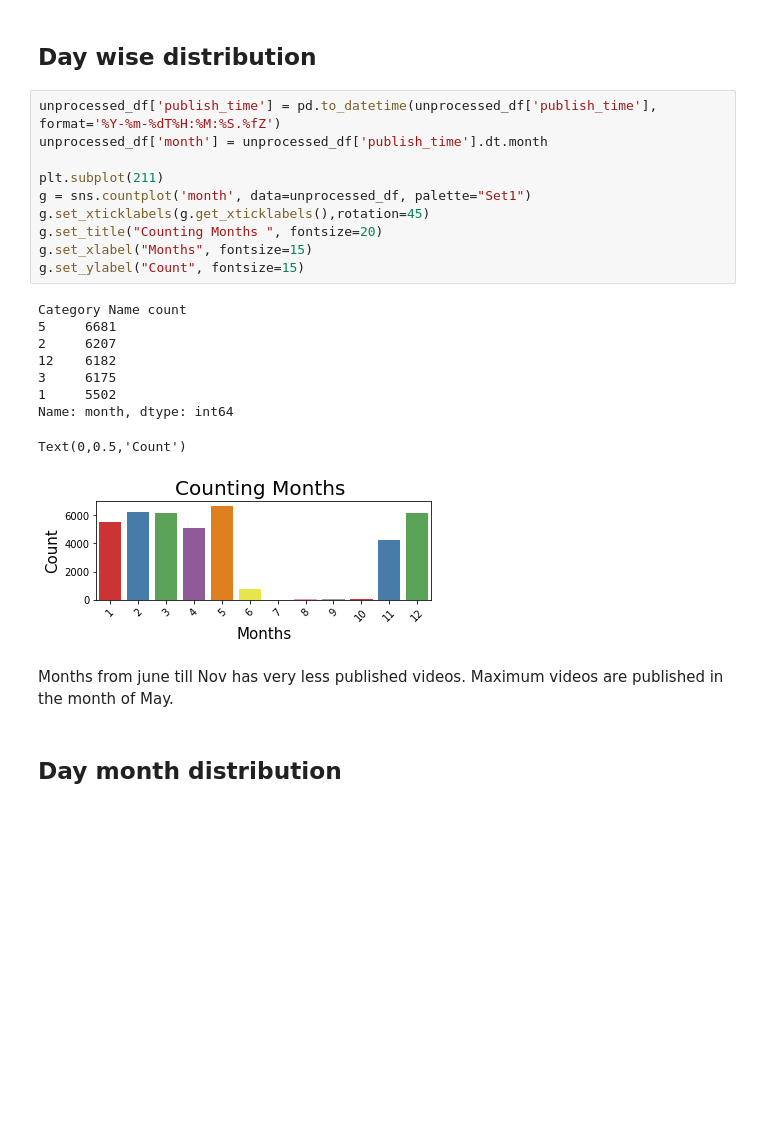
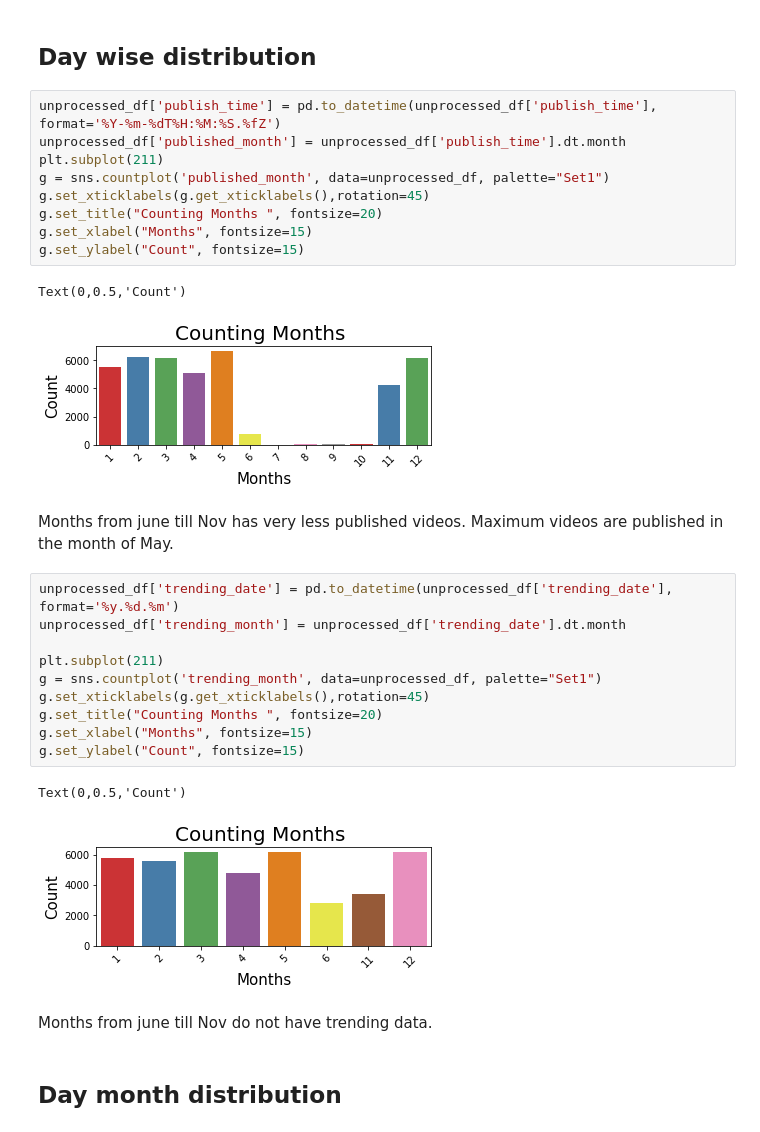
Before and after one commit to Tann10/YouTube, a Jupyter notebook: data-mining/EDA.ipynb, the cells around one changed output. Drawn from its saved outputs; the diff is of its cells as text; blank space fills up the shorter version.

Commit message:
Added changes in trending date

```diff
--- a/data-mining/EDA.ipynb
+++ b/data-mining/EDA.ipynb
@@ -97,26 +97,33 @@ plt.show()
 ## Day wise distribution
 # %%
 unprocessed_df['publish_time'] = pd.to_datetime(unprocessed_df['publish_time'], format='%Y-%m-%dT%H:%M:%S.%fZ')
-unprocessed_df['month'] = unprocessed_df['publish_time'].dt.month
-
+unprocessed_df['published_month'] = unprocessed_df['publish_time'].dt.month
 plt.subplot(211)
-g = sns.countplot('month', data=unprocessed_df, palette="Set1")
+g = sns.countplot('published_month', data=unprocessed_df, palette="Set1")
 g.set_xticklabels(g.get_xticklabels(),rotation=45)
 g.set_title("Counting Months ", fontsize=20)
 g.set_xlabel("Months", fontsize=15)
 g.set_ylabel("Count", fontsize=15)
 # %% [output]
-Category Name count
-5     6681
-2     6207
-12    6182
-3     6175
-1     5502
-Name: month, dtype: int64
+Text(0,0.5,'Count')
-Text(0,0.5,'Count')
 [figure]
 # %% [markdown]
 Months from june till Nov has very less published videos. Maximum videos are published in the month of May.
+# %%
+unprocessed_df['trending_date'] = pd.to_datetime(unprocessed_df['trending_date'], format='%y.%d.%m')
+unprocessed_df['trending_month'] = unprocessed_df['trending_date'].dt.month
+
+plt.subplot(211)
+g = sns.countplot('trending_month', data=unprocessed_df, palette="Set1")
+g.set_xticklabels(g.get_xticklabels(),rotation=45)
+g.set_title("Counting Months ", fontsize=20)
+g.set_xlabel("Months", fontsize=15)
+g.set_ylabel("Count", fontsize=15)
+# %% [output]
+Text(0,0.5,'Count')
+[figure, added]
+# %% [markdown]
+Months from june till Nov do not have trending data.
 # %% [markdown]
 ## Day month distribution
 # %%
```
Also changed, not shown: parts of 1 cell of this notebook.
